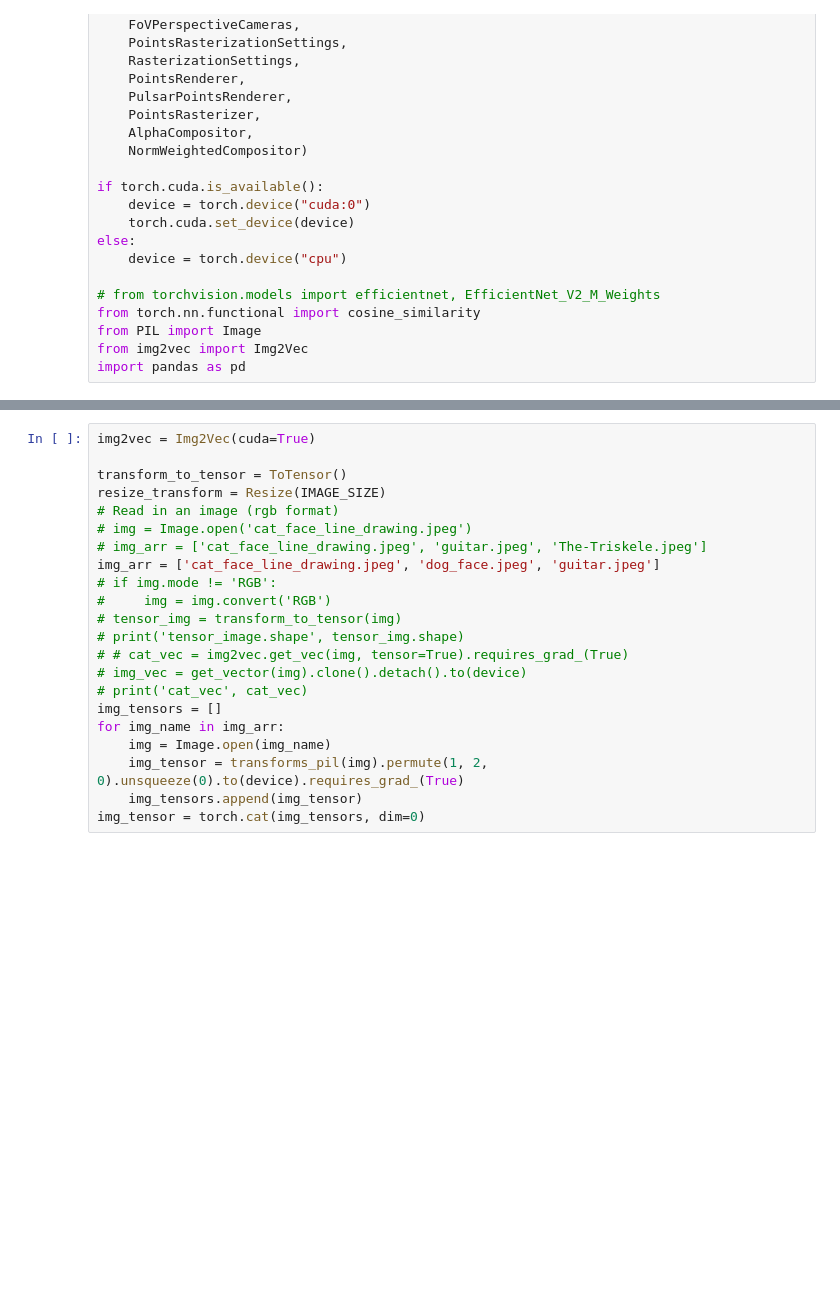
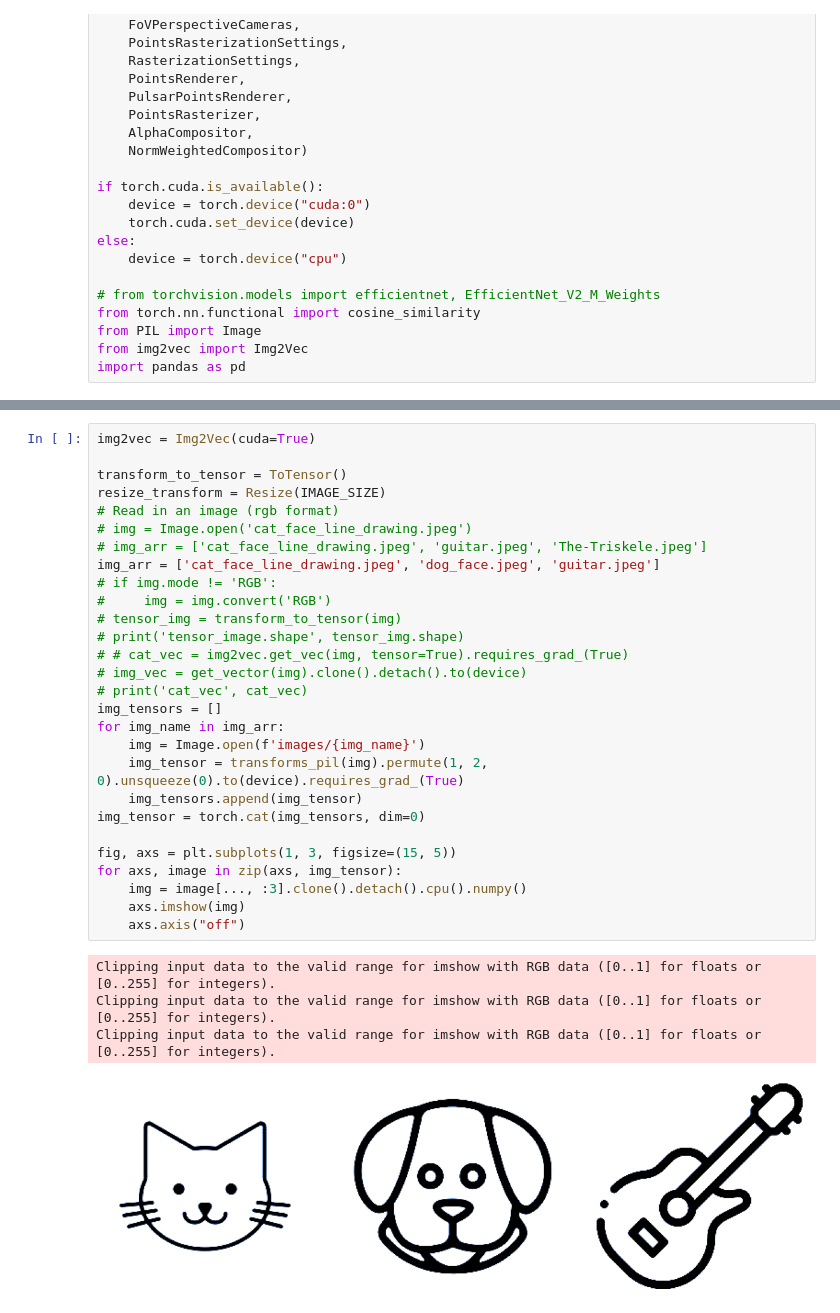
Before and after one commit to UFO-101/PerspectivePointCloud, a Jupyter notebook: train_point_cloud.ipynb, the cells around one changed output, grey strips where cells are left out. Saved outputs shown, nothing was run; the diff lists cells and outputs as text; blank space fills up the shorter version.

```diff
--- a/train_point_cloud.ipynb
+++ b/train_point_cloud.ipynb
@@ -126,23 +126,34 @@ def get_vector(image):
 # %%
 img2vec = Img2Vec(cuda=True)
 
 transform_to_tensor = ToTensor()
 resize_transform = Resize(IMAGE_SIZE)
 # Read in an image (rgb format)
 # img = Image.open('cat_face_line_drawing.jpeg')
 # img_arr = ['cat_face_line_drawing.jpeg', 'guitar.jpeg', 'The-Triskele.jpeg']
 img_arr = ['cat_face_line_drawing.jpeg', 'dog_face.jpeg', 'guitar.jpeg']
 # if img.mode != 'RGB':
 #     img = img.convert('RGB')
 # tensor_img = transform_to_tensor(img)
 # print('tensor_image.shape', tensor_img.shape)
 # # cat_vec = img2vec.get_vec(img, tensor=True).requires_grad_(True)
 # img_vec = get_vector(img).clone().detach().to(device)
 # print('cat_vec', cat_vec)
 img_tensors = []
 for img_name in img_arr:
-    img = Image.open(img_name)
+    img = Image.open(f'images/{img_name}')
     img_tensor = transforms_pil(img).permute(1, 2, 0).unsqueeze(0).to(device).requires_grad_(True)
     img_tensors.append(img_tensor)
 img_tensor = torch.cat(img_tensors, dim=0)
+
+fig, axs = plt.subplots(1, 3, figsize=(15, 5))
+for axs, image in zip(axs, img_tensor):
+    img = image[..., :3].clone().detach().cpu().numpy()
+    axs.imshow(img)
+    axs.axis("off")
+# %% [output]
+Clipping input data to the valid range for imshow with RGB data ([0..1] for floats or [0..255] for integers).
+Clipping input data to the valid range for imshow with RGB data ([0..1] for floats or [0..255] for integers).
+Clipping input data to the valid range for imshow with RGB data ([0..1] for floats or [0..255] for integers).
+[figure, added]
 # %%
```
Also changed, not shown: parts of 6 cells of this notebook, 1 other file.
